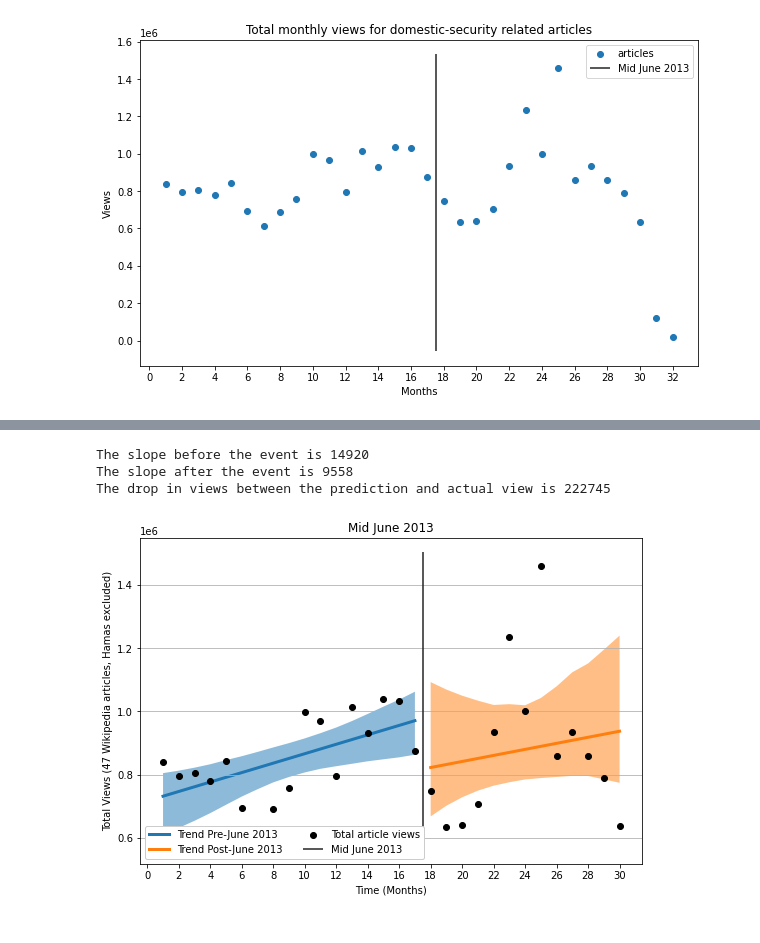
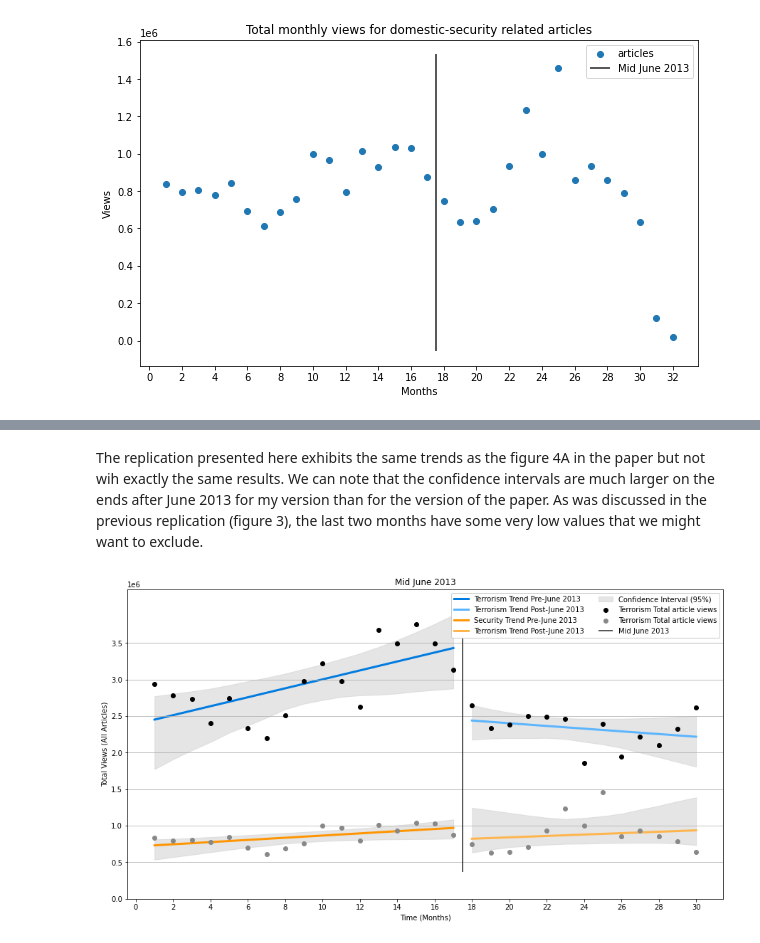
Before and after one commit to spaenleh/ada-2020-project-milestone-p2, a Jupyter notebook: Recreation_Figure3.ipynb, the cells around one changed output, grey strips where cells are left out. Saved outputs shown, nothing was run; the diff lists cells and outputs as text; code cells hidden in the pictures.

Commit message:
Final replication of Figure 4A

```diff
--- a/Recreation_Figure3.ipynb
+++ b/Recreation_Figure3.ipynb
@@ -347,48 +351,34 @@ low_interval, up_interval = get_ci(before_data, model, 1)
 # %%
-
 # function to plot the replication figure
-def plot_replication_4(df, mid=17, idx_max=32, offs=1, sample_size=10):
+def plot_replication_4(terr_df, dom_df, mid=17, idx_max=32, offs=1, sample_size=10):
     """
     :param df: datafram with the data
     :param mid: separating value to use
     :param idx_max: maximum index to use
     :param offs: offset the values on the ploting axis
     """
-    fig = plt.figure(figsize=(9, 6))
+    fig = plt.figure(figsize=(15, 8))
     ax = fig.add_subplot()
 
-    reg_before = LinearRegression()
-    reg_after = LinearRegression()
     before_range = np.arange(mid)
     after_range = np.arange(mid, idx_max)
 
-    df_before = df.iloc[before_range]
-    df_after = df.iloc[after_range]
-
-    reg_before.fit(before_range.reshape(-1,1)+offs, df_before.views)
-    reg_pred_before = reg_before.predict(before_range.reshape(-1,1)+offs)
-
-    reg_after.fit(after_range.reshape(-1,1)+offs, df_after.views)
-    reg_pred_after = reg_after.predict(after_range.reshape(-1,1)+offs)
-
-    # extract interesting results
-    print(f'The slope before the event is {reg_before.coef_[0]:.0f}')
-    print(f'The slope after the event is {reg_after.coef_[0]:.0f}')
-    print(f'The drop in views between the prediction and actual view is {abs(reg_before.predict([[mid]])[0]-df.iloc[mid].views):.0f}')
-
-    plt.plot(before_range+offs, reg_pred_before, linewidth=3, label="Trend Pre-June 2013", zorder=1)
-    plt.fill_between(before_range+offs, *get_ci(df_before, reg_before, sample_size=sample_size), alpha=0.5)
-    plt.plot(after_range+offs, reg_pred_after, linewidth=3, label="Trend Post-June 2013", zorder=1)
-    plt.fill_between(after_range+offs, *get_ci(df_after, reg_after, sample_size=sample_size), alpha=0.5)
-    plt.scatter(np.arange(idx_max)+offs, df.iloc[np.arange(idx_max)].views, color='#000000', label="Total article views", zorder=2)
+    plot_reg_line_ci(terr_df, before_range, offs, "Terrorism Trend Pre-June 2013", p_color='#007be0', fill_label='Confidence Interval (95%)')
+    plot_reg_line_ci(terr_df, after_range, offs, "Terrorism Trend Post-June 2013", p_color='#5cb5ff')
+    plot_reg_line_ci(dom_df, before_range, offs, "Security Trend Pre-June 2013", p_color='#ff9500')
+    plot_reg_line_ci(dom_df, after_range, offs, "Terrorism Trend Post-June 2013", p_color='#ffb54d')
+    r_idx = np.arange(idx_max)
+    plt.scatter(r_idx+offs, terr_df.iloc[r_idx].views, color='#000000', label="Terrorism Total article views", zorder=2)
+    plt.scatter(r_idx+offs, dom_df.iloc[r_idx].views, color='#888', label="Terrorism Total article views", zorder=2)
 
     lims = ax.get_ylim()
     plt.vlines(x=mid-0.5+offs, ymin=min(lims), ymax=max(lims), color='#222222', label="Mid June 2013")
 
     ax.set_xticks(np.arange(0, idx_max+1, 2))
+    ax.set_yticks(np.arange(0, 4e6, 0.5e6))
     ax.set_title("Mid June 2013")
     ax.set_xlabel("Time (Months)")
-    ax.set_ylabel("Total Views (47 Wikipedia articles, Hamas excluded)")
-    plt.legend(loc="lower left", ncol=2, framealpha=1)
+    ax.set_ylabel("Total Views (All Articles)")
+    plt.legend(loc="upper right", ncol=2, framealpha=1)
     plt.grid(which='major', axis='y')
     plt.show()
@@ -395,7 +389,7 @@ def plot_replication_4(df, mid=17, idx_max=32, offs=1, sample_size=10):
+# %% [markdown]
+The replication presented here exhibits the same trends as the figure 4A in the paper but not wih exactly the same results.
+We can note that the confidence intervals are much larger on the ends after June 2013 for my version than for the version of the paper. As was discussed in the previous replication (figure 3), the last two months have some very low values that we might want to exclude.
 # %%
-plot_replication_4(dom_views_month, sample_size=15, idx_max=30)
+plot_replication_4(all_views_month_clean, dom_views_month, sample_size=15, idx_max=30)
 # %% [output]
-The slope before the event is 14920
-The slope after the event is 9558
-The drop in views between the prediction and actual view is 222745
-[figure, old version]
+[figure, new version]
```
Also changed, not shown: parts of 21 cells of this notebook.
